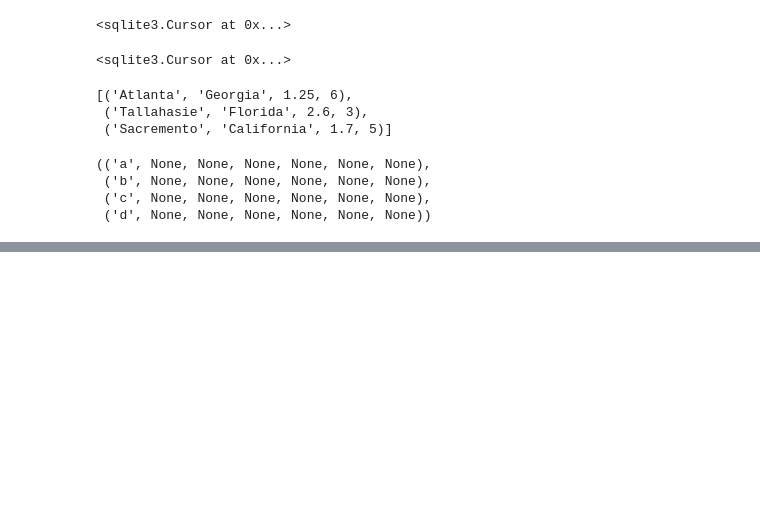
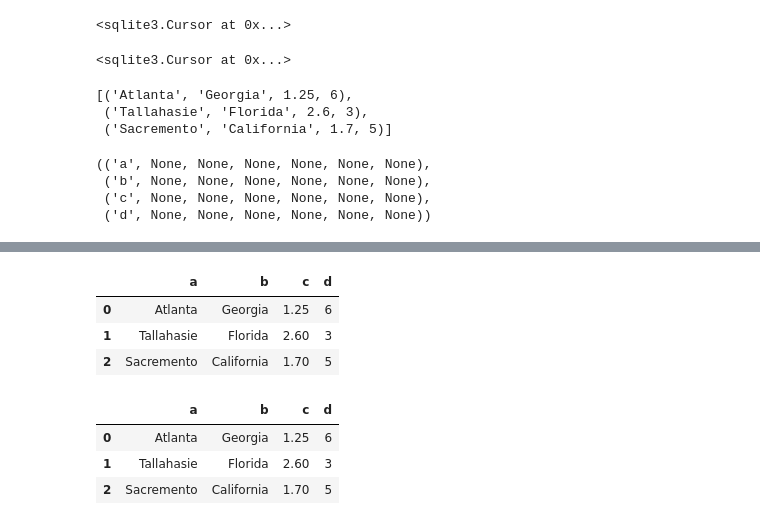
Before and after one commit to ZCW-Data1dot2/data-wrangling-pandas-deanastuart, a Jupyter notebook: Chapter6WorkAlong.ipynb, the cells around one changed output, grey strips where cells are left out. Cells and saved outputs as stored; diff of their text form; code cells hidden in the pictures; blank space fills up the shorter version.

```diff
--- a/Chapter6WorkAlong.ipynb
+++ b/Chapter6WorkAlong.ipynb
@@ -552,5 +552,5 @@ cursor.description
  ('c', None, None, None, None, None, None),
  ('d', None, None, None, None, None, None))
 # %%
-pd.DataFrame(rows,columns[x[0] for x in cursor.description])
+pd.DataFrame(rows,columns=[x[0] for x in cursor.description])
 # %% [output]
@@ -557,0 +557,4 @@ SyntaxError: invalid syntax (<ipython-input-171-78df77991824>, line 1)
+|  | a | b | c | d |
+| 0 | Atlanta | Georgia | 1.25 | 6 |
+| 1 | Tallahasie | Florida | 2.60 | 3 |
+| 2 | Sacremento | California | 1.70 | 5 |
@@ -557,0 +565,7 @@ SyntaxError: invalid syntax (<ipython-input-171-78df77991824>, line 1)
+# %%
+pd.read_sql('select * from test3', db)
+# %% [output]
+|  | a | b | c | d |
+| 0 | Atlanta | Georgia | 1.25 | 6 |
+| 1 | Tallahasie | Florida | 2.60 | 3 |
+| 2 | Sacremento | California | 1.70 | 5 |
```
Also changed, not shown: parts of 3 cells of this notebook.
